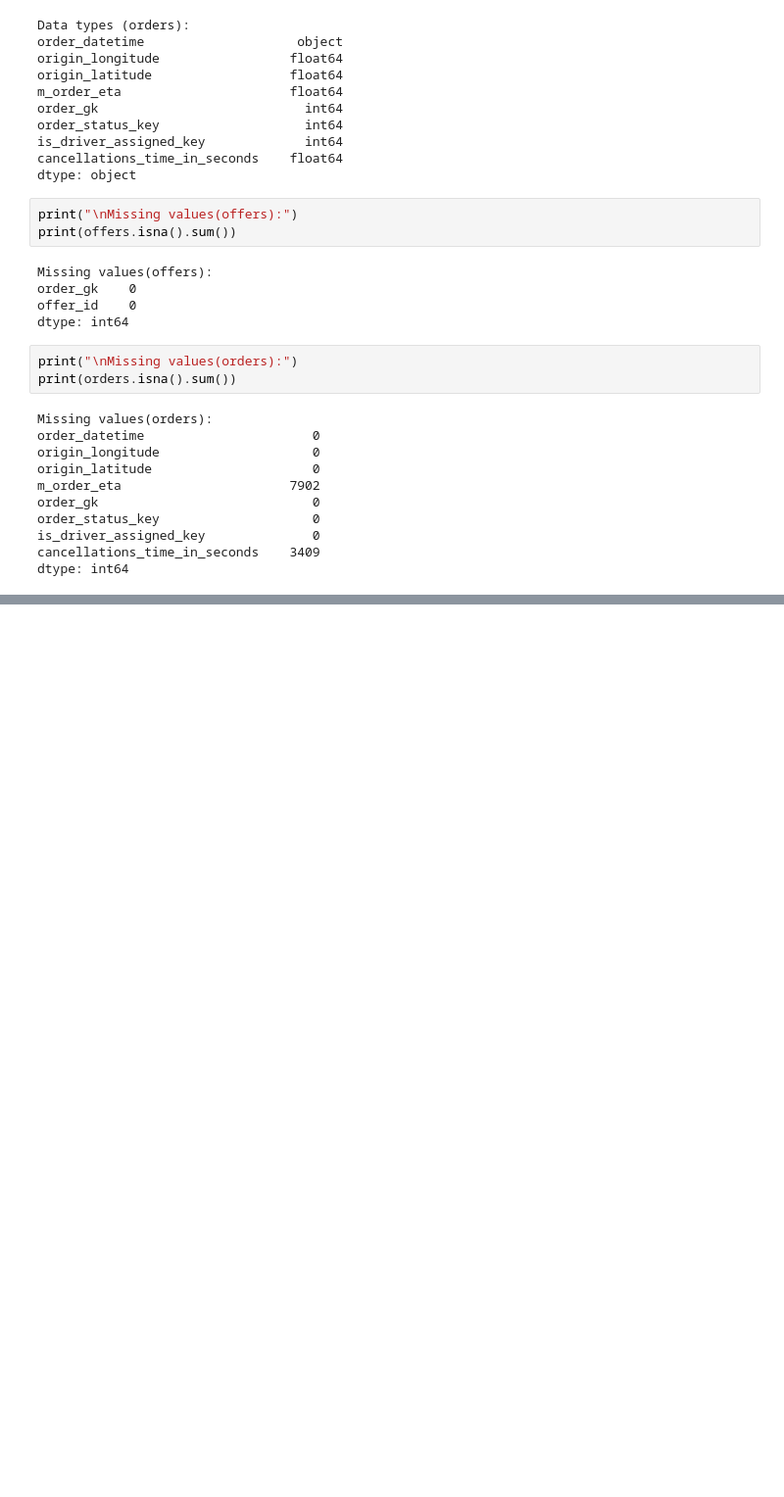
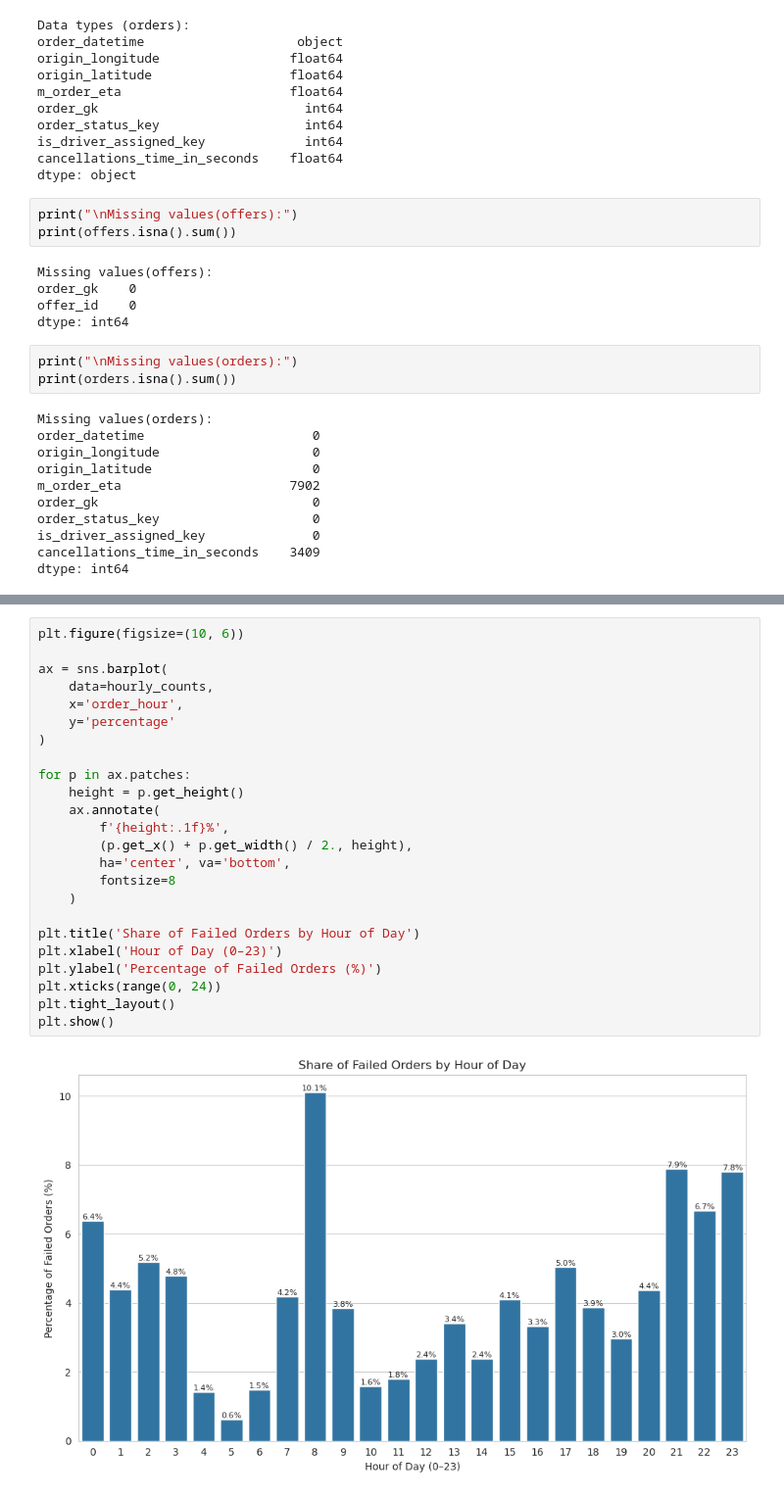
Before and after one commit to rsm-chl307/Insights-from-Failed-Orders, a Jupyter notebook: code/insights_from_failed_orders_jf.ipynb, the cells around one changed output, grey strips where cells are left out. Shown at 98% size. Saved outputs shown, nothing was run; the diff lists cells and outputs as text; blank space fills up the shorter version.

```diff
--- a/code/insights_from_failed_orders_jf.ipynb
+++ b/code/insights_from_failed_orders_jf.ipynb
@@ -69,0 +264,26 @@ dtype: int64
+# %%
+plt.figure(figsize=(10, 6))
+
+ax = sns.barplot(
+    data=hourly_counts,
+    x='order_hour',
+    y='percentage'
+)
+
+for p in ax.patches:
+    height = p.get_height()
+    ax.annotate(
+        f'{height:.1f}%',
+        (p.get_x() + p.get_width() / 2., height),
+        ha='center', va='bottom',
+        fontsize=8
+    )
+
+plt.title('Share of Failed Orders by Hour of Day')
+plt.xlabel('Hour of Day (0–23)')
+plt.ylabel('Percentage of Failed Orders (%)')
+plt.xticks(range(0, 24))
+plt.tight_layout()
+plt.show()
+# %% [output]
+[figure, added]
```
Also changed, not shown: parts of 15 cells of this notebook.
